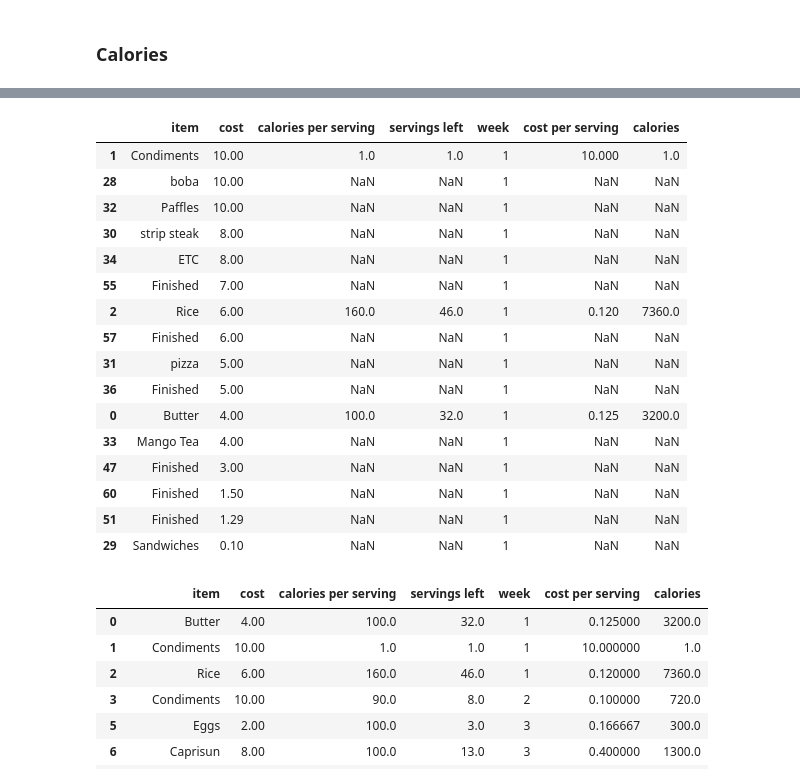
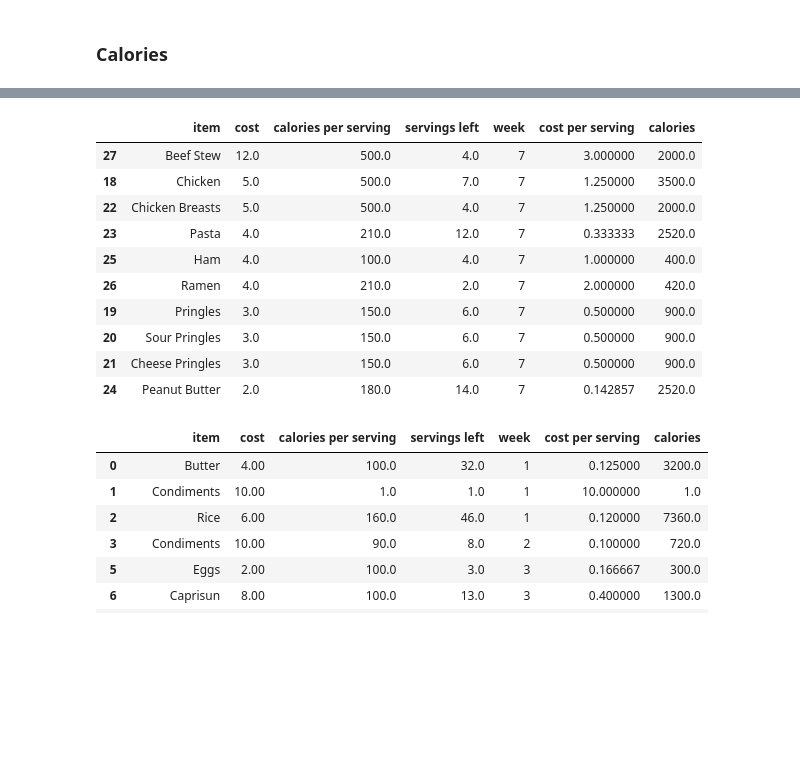
Before and after one commit to alzox/yummy, a Jupyter notebook: food notebook.ipynb, the cells around one changed output, grey strips where cells are left out. Saved outputs shown, nothing was run; the diff lists cells and outputs as text; code cells hidden in the pictures; blank space fills up the shorter version.

```diff
--- a/food notebook.ipynb
+++ b/food notebook.ipynb
@@ -68,24 +68,18 @@ food.groupby(' week')['calories'].sum()
 Name: calories, dtype: float64
 # %%
-food[food[' week'] == 1].sort_values(by=' cost', ascending=False)
+food[food[' week'] == 7].sort_values(by=' cost', ascending=False)
 # %% [output]
 |  | item | cost | calories per serving | servings left | week | cost per serving | calories |
-| 1 | Condiments | 10.00 | 1.0 | 1.0 | 1 | 10.000 | 1.0 |
-| 28 | boba | 10.00 | NaN | NaN | 1 | NaN | NaN |
-| 32 | Paffles | 10.00 | NaN | NaN | 1 | NaN | NaN |
-| 30 | strip steak | 8.00 | NaN | NaN | 1 | NaN | NaN |
-| 34 | ETC | 8.00 | NaN | NaN | 1 | NaN | NaN |
-| 55 | Finished | 7.00 | NaN | NaN | 1 | NaN | NaN |
-| 2 | Rice | 6.00 | 160.0 | 46.0 | 1 | 0.120 | 7360.0 |
-| 57 | Finished | 6.00 | NaN | NaN | 1 | NaN | NaN |
-| 31 | pizza | 5.00 | NaN | NaN | 1 | NaN | NaN |
-| 36 | Finished | 5.00 | NaN | NaN | 1 | NaN | NaN |
-| 0 | Butter | 4.00 | 100.0 | 32.0 | 1 | 0.125 | 3200.0 |
-| 33 | Mango Tea | 4.00 | NaN | NaN | 1 | NaN | NaN |
-| 47 | Finished | 3.00 | NaN | NaN | 1 | NaN | NaN |
-| 60 | Finished | 1.50 | NaN | NaN | 1 | NaN | NaN |
-| 51 | Finished | 1.29 | NaN | NaN | 1 | NaN | NaN |
-| 29 | Sandwiches | 0.10 | NaN | NaN | 1 | NaN | NaN |
+| 27 | Beef Stew | 12.0 | 500.0 | 4.0 | 7 | 3.000000 | 2000.0 |
+| 18 | Chicken | 5.0 | 500.0 | 7.0 | 7 | 1.250000 | 3500.0 |
+| 22 | Chicken Breasts | 5.0 | 500.0 | 4.0 | 7 | 1.250000 | 2000.0 |
+| 23 | Pasta | 4.0 | 210.0 | 12.0 | 7 | 0.333333 | 2520.0 |
+| 25 | Ham | 4.0 | 100.0 | 4.0 | 7 | 1.000000 | 400.0 |
+| 26 | Ramen | 4.0 | 210.0 | 2.0 | 7 | 2.000000 | 420.0 |
+| 19 | Pringles | 3.0 | 150.0 | 6.0 | 7 | 0.500000 | 900.0 |
+| 20 | Sour Pringles | 3.0 | 150.0 | 6.0 | 7 | 0.500000 | 900.0 |
+| 21 | Cheese Pringles | 3.0 | 150.0 | 6.0 | 7 | 0.500000 | 900.0 |
+| 24 | Peanut Butter | 2.0 | 180.0 | 14.0 | 7 | 0.142857 | 2520.0 |
 # %%
 food.dropna(axis=0).sort_values(by = ' week', ascending=True)
 # %% [output]
```
Also changed, not shown: parts of 4 cells of this notebook, 3 other files.
